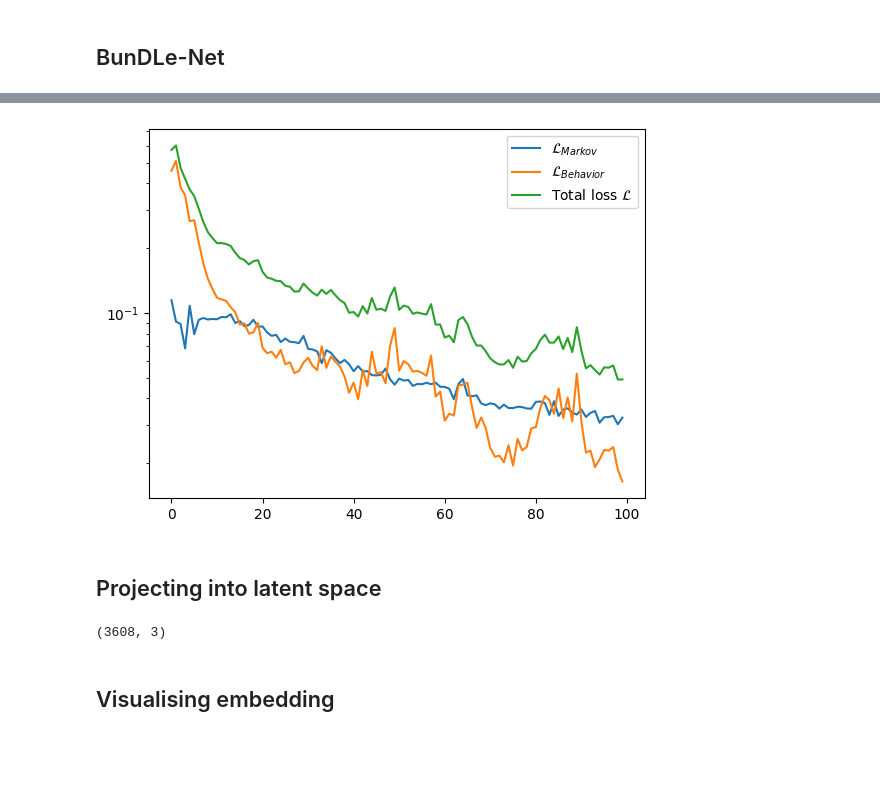
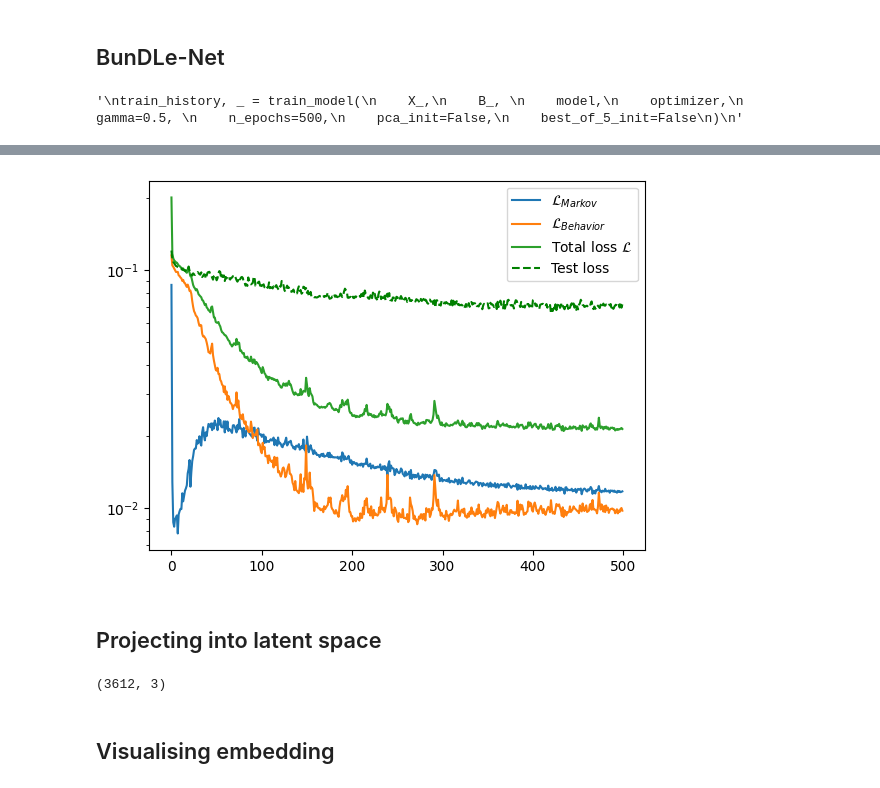
Before and after one commit to akshey-kumar/BunDLe-Net, a Jupyter notebook: experimental/bundle_net_on_fish/fish.ipynb, the cells around one changed output, grey strips where cells are left out. Drawn from its saved outputs; the diff is of its cells as text; code cells hidden in the pictures; blank space fills up the shorter version.

Commit message:
added validation set to notebook

```diff
--- a/experimental/bundle_net_on_fish/fish.ipynb
+++ b/experimental/bundle_net_on_fish/fish.ipynb
@@ -76,31 +63,48 @@ plotting_neuronal_behavioural(X,B, vmin=0, vmax=5)
 ## BunDLe-Net
 # %%
 algorithm = 'BunDLeNet'
-X_, B_ = prep_data(X, B, win=5)
+X_, B_ = prep_data(X, B, win=1)
 
 ### Deploy BunDLe Net
 model = BunDLeNet(latent_dim=3, num_behaviour=B_.shape[1])
 model.build(input_shape=X_.shape)
 optimizer = tf.keras.optimizers.legacy.Adam(learning_rate=0.001)
 
-#X_train, X_test, B_train, B_test = timeseries_train_test_split(X_, B_)
-loss_array = train_model(X_,
-             B_,
-             model,
-             optimizer,
-             gamma=0.5,
-             n_epochs=100,
-             pca_init=False,
-             best_of_5_init=False
-                         )
+X_train, X_test, B_train_1, B_test_1 = timeseries_train_test_split(X_, B_)
+train_history, test_history = train_model(
+    X_train,
+    B_train_1,
+    model,
+    optimizer,
+    gamma=0.9,
+    n_epochs=500,
+    pca_init=False,
+    best_of_5_init=False,
+    validation_data = (X_test, B_test_1)
+)
+
+'''
+train_history, _ = train_model(
+    X_,
+    B_,
+    model,
+    optimizer,
+    gamma=0.5,
+    n_epochs=500,
+    pca_init=False,
+    best_of_5_init=False
+)
+'''
+# %% [output]
+'\ntrain_history, _ = train_model(\n    X_,\n    B_, \n    model,\n    optimizer,\n    gamma=0.5, \n    n_epochs=500,\n    pca_init=False,\n    best_of_5_init=False\n)\n'
 # %%
 %matplotlib inline
 # Training losses vs epochs
 plt.figure()
 for i, label in  enumerate(["$\mathcal{L}_{{Markov}}$", "$\mathcal{L}_{{Behavior}}$","Total loss $\mathcal{L}$" ]):
-    plt.semilogy(loss_array[:,i], label=label)
+    plt.semilogy(train_history[:,i], label=label)
 
-
+plt.semilogy(test_history[:,-1], label="Test loss", linestyle="--", color='g')
 plt.legend()
 plt.show()
 # %% [output]
@@ -113,4 +111,4 @@ plt.show()
-[figure, old version]
+[figure, new version]
 # %% [markdown]
 ## Projecting into latent space
 # %%
@@ -118,7 +116,7 @@ plt.show()
 Y0_ = model.tau(X_[:,0]).numpy()
 Y0_.shape
 # %% [output]
-(3608, 3)
+(3612, 3)
 # %%
 os.makedirs('data/generated/saved_Y/fish', exist_ok=True)
 np.savetxt('data/generated/saved_Y/fish/Y0__' + algorithm + '_fish_' + fish_data_id, Y0_)
```
Also changed, not shown: parts of 7 cells of this notebook, 1 other file.
